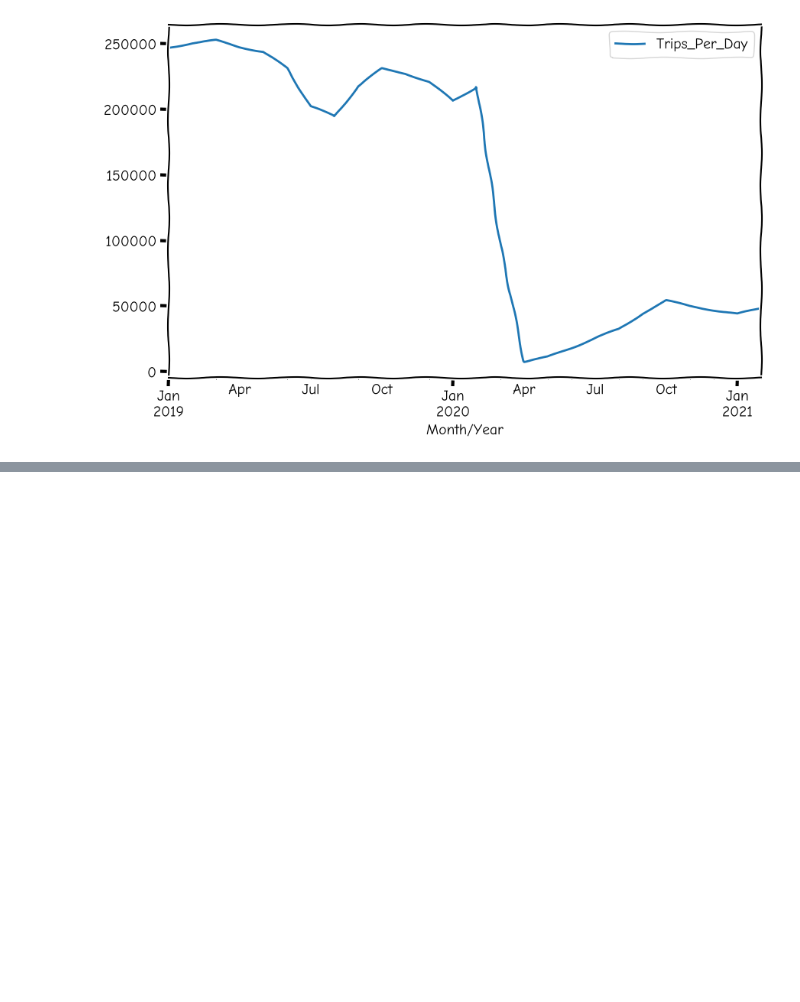
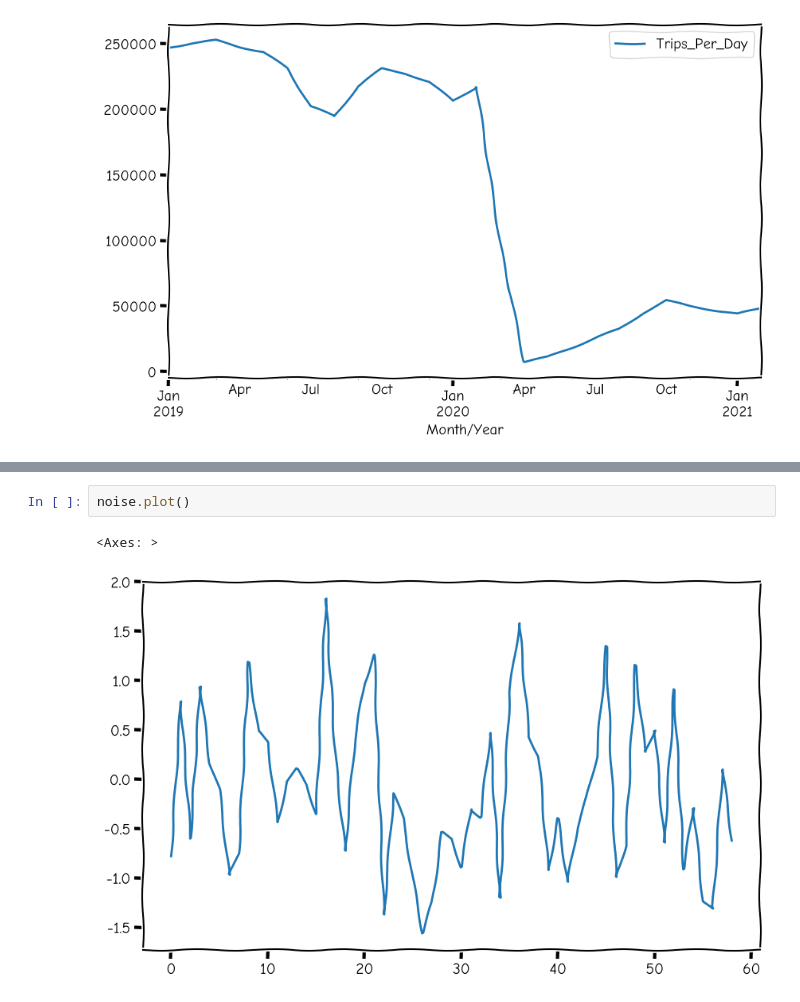
Before and after one commit to cenkt/EffectivePandasBook, a Jupyter notebook: timeseriesP.ipynb, the cells around one changed output, grey strips where cells are left out. Cells and saved outputs as stored; diff of their text form; blank space fills up the shorter version.

```diff
--- a/timeseriesP.ipynb
+++ b/timeseriesP.ipynb
@@ -172,0 +228,5 @@ NYCabRaw_yellow["2019-01-01":"2021-02-01"].plot()
+# %%
+noise.plot()
+# %% [output]
+<Axes: >
+[figure, added]
```
Also changed, not shown: parts of 18 cells of this notebook, 4 other files.
